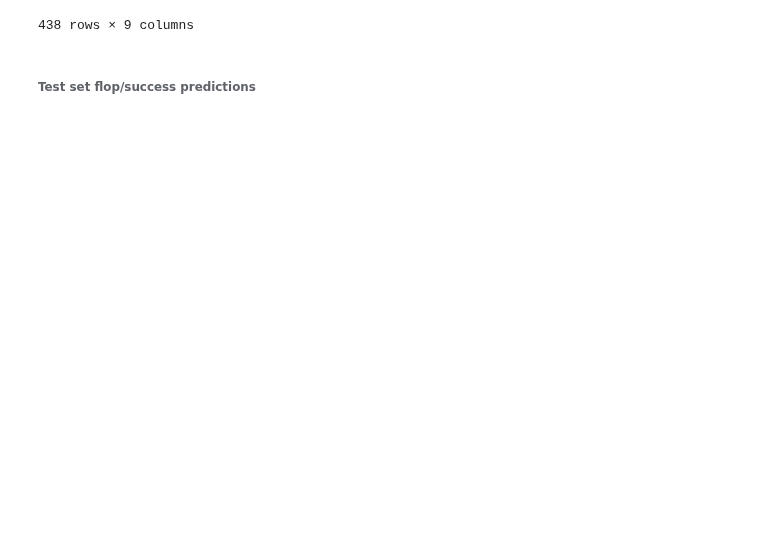
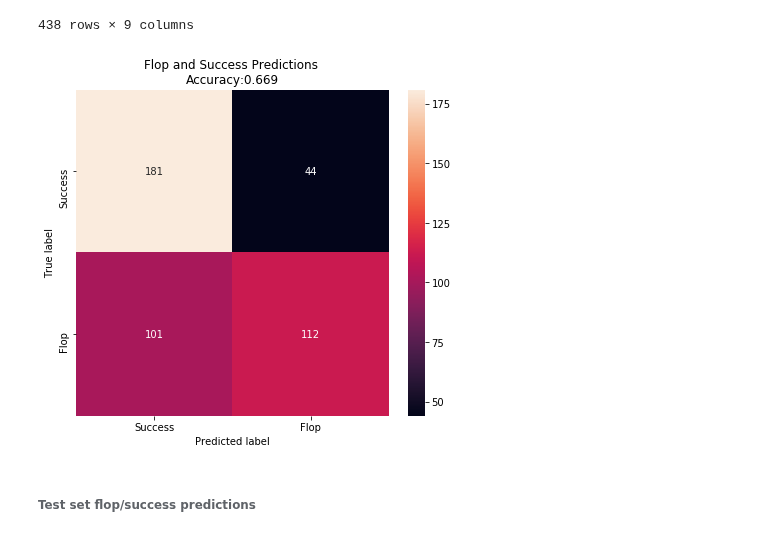
Before and after one commit to julianikulski/tmdb, a Jupyter notebook: tmdb.ipynb, the cells around one changed output. Cells and saved outputs as stored; diff of their text form; code cells hidden in the pictures; blank space fills up the shorter version.

```diff
--- a/tmdb.ipynb
+++ b/tmdb.ipynb
@@ -2241,7 +2295,7 @@ def flop_success_preds(title_df, test_df, y_pred, train_set=True, label_df=[]):
 # %%
 # Get dataframe containing predictions on flops and successes of movies
-flop_succes_X_cross = flop_success_preds(train_features_with_title, X_cross, y_pred, train_set=True, label_df=train_revenue)
-flop_succes_X_cross
+flop_success_X_cross = flop_success_preds(train_features_with_title, X_cross, y_pred, train_set=True, label_df=train_revenue)
+flop_success_X_cross
 # %% [output]
 |  | index | budget | title | revenue | preds | profit_preds | cat_profit_preds | profit_actual | ... |
 | 0 | 571 | 13000000 | Dude, Where’s My Car? | 73180723 | 65703169 | 19851584.5 | Yes | 23590361.5 | ... |
@@ -2261,6 +2315,11 @@ flop_succes_X_cross
 | 436 | 1071 | 33000000 | Snakes on a Plane | 62022014 | 62856140 | -1571930.0 | No | -1988993.0 | ... |
 | 437 | 1511 | 15000000 | The Three Burials of Melquiades E... | 12036149 | 13548135 | -8225932.5 | No | -8981925.5 | ... |
 438 rows × 9 columns
+# %%
+# Add confusion matrix for the X_cross dataset
+plot_confusion_matrix(flop_success_X_cross['cat_profit_actual'], flop_success_X_cross['cat_profit_preds'])
+# %% [output]
+[figure, added]
 # %% [markdown]
 ###### Test set flop/success predictions
 # %%
```
Also changed, not shown: parts of 8 cells of this notebook.
